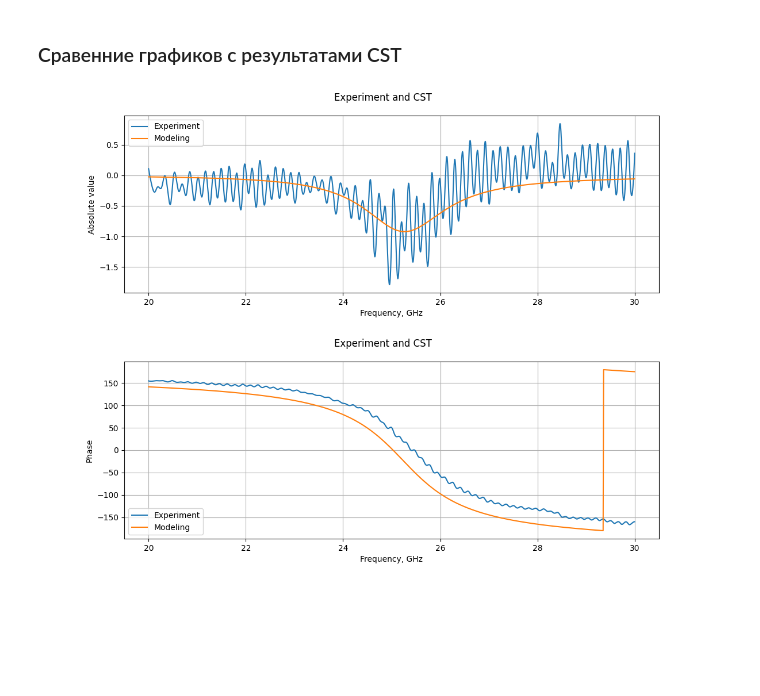
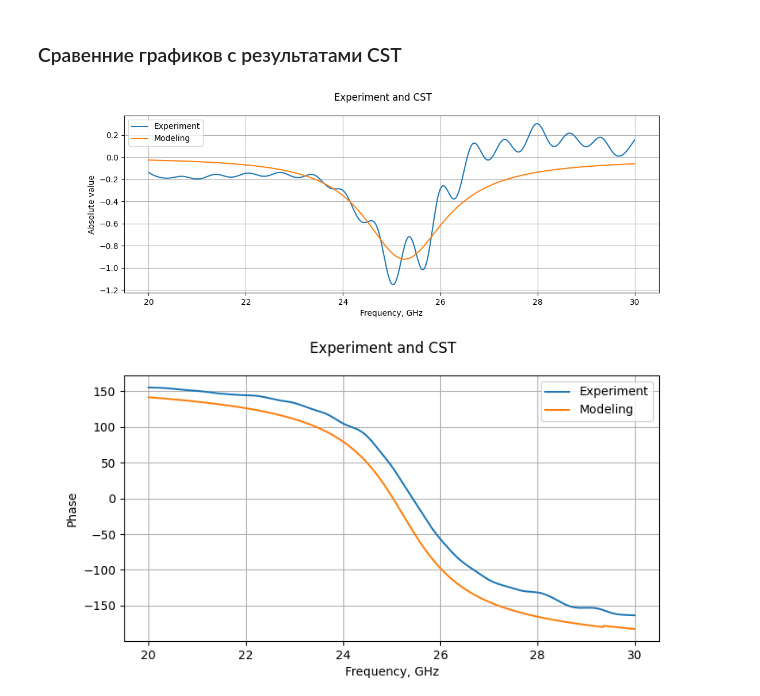
Before and after one commit to isvoropaev02/post_processing_RIS, a Jupyter notebook: 5sept/rc_0deg_5sept.ipynb, the cells around one changed output. Cells and saved outputs as stored; diff of their text form; code cells hidden in the pictures; blank space fills up the shorter version.

```diff
--- a/5sept/rc_0deg_5sept.ipynb
+++ b/5sept/rc_0deg_5sept.ipynb
@@ -108,6 +108,6 @@ print(T_max)
 # %% [output]
 8e-07
 # %%
-time = T_max*np.linspace(0, 1 + T_max, N_fft) # набор точек во временной области
+time = T_max*np.linspace(0, 1, N_fft) # набор точек во временной области
 time[-1] # последний элемент
 # %% [output]
@@ -199,5 +199,5 @@ Gamma = -(s11_object - s11_free) / (s11_screen - s11_free)
 # %% [markdown]
 ### Импорт графиков из CST
 # %%
-reflecting_coef_30deg_TE = pd.read_csv('ND_struct_0deg_s11_TE.txt', sep='\t', header=None, skiprows=3,
+reflecting_coef_30deg_TE = pd.read_csv('C:\\Users\\isvoropaev\\Desktop\\python_codes\\post_processing_RIS\\initial_codes\\ND_struct_0deg_s11_TM.txt', sep='\t', header=None, skiprows=3,
                 names=['Frequency', 'ReSz11', 'ImSz11'])
@@ -238,21 +236,22 @@ ax_1.grid()
 fig4.suptitle('Experiment and CST')
 plt.show()
 # %% [output]
-[figure, old version]
+[figure, new version]
 # %%
-fig4 = plt.figure(figsize=(12,4))
+fig4 = plt.figure(figsize=(8,4))
 
 ax_1 = fig4.add_subplot(111)
 
 ax_1.plot(frequency*1e-9, np.degrees(pd.Series(Gamma).apply(cmath.phase).to_numpy()), label='Experiment')
-ax_1.plot(cst_freq, np.degrees(cst_Gamma.apply(cmath.phase).to_numpy()), label='Modeling')
+ax_1.plot(cst_freq, np.unwrap(np.degrees(cst_Gamma.apply(cmath.phase))), label='Modeling')
 ax_1.set_xlabel("Frequency, GHz")
 ax_1.set_ylabel("Phase")
+#ax_1.set_xlim(left=22, right=29)
 ax_1.legend()
 ax_1.grid()
 
 
 fig4.suptitle('Experiment and CST')
 plt.show()
 # %% [output]
-[figure, old version]
+[figure, new version]
```
Also changed, not shown: parts of 2 cells of this notebook, 5 other files.
